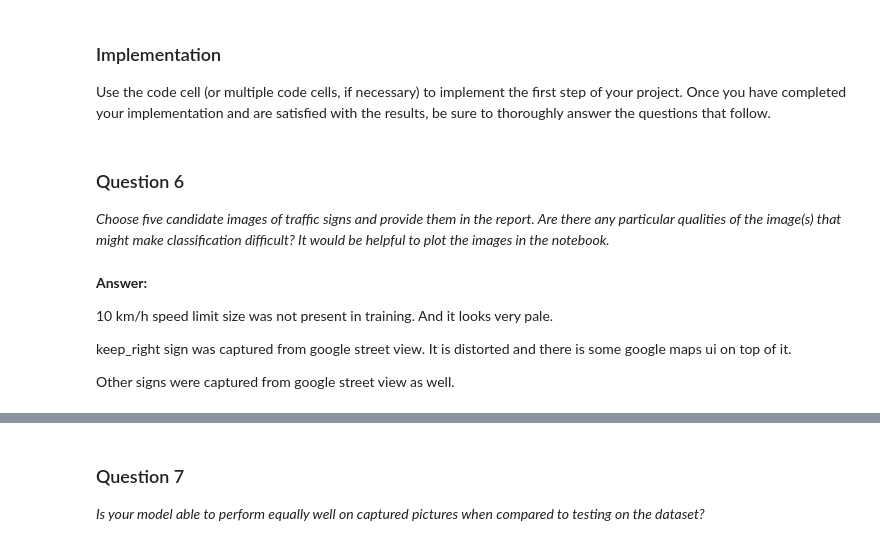
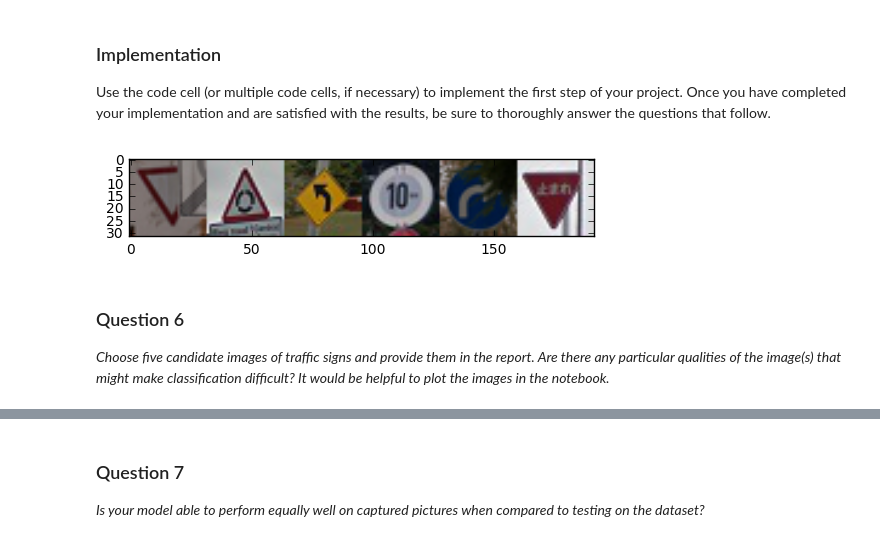
Before and after one commit to AM5800/self_drifing_car, a Jupyter notebook: traffic-signs/Traffic_Signs_Recognition.ipynb, the cells around one changed output, grey strips where cells are left out. Drawn from its saved outputs; the diff is of its cells as text; code cells hidden in the pictures.

Commit message:
Results reevaluated for new test images

```diff
--- a/traffic-signs/Traffic_Signs_Recognition.ipynb
+++ b/traffic-signs/Traffic_Signs_Recognition.ipynb
@@ -70,9 +71,6 @@ def load_dataset(file_name):
     dataset = pickle.load(open(file_name, "rb"))
     return (dataset["features"], dataset["labels"])
 
-train = pickle.load(open(training_file, "rb"))
-test = pickle.load(open(testing_file, "rb"))
-
 X_train, y_train = load_dataset(training_file)
 X_test, y_test = load_dataset(testing_file)
 # %%
@@ -689,6 +699,18 @@ for node in grid:
     maybe_train_and_save(ms_net, learning_rate, dropout, epochs, batch_size, grid_status)
 # %%
 # For each grid node I write configuration name and best result it achieved
-# Here you can see top10 networks with their results on validation set
-sorted(history.items(), key=lambda x: x[1], reverse=True)[:10:]
+# Here you can see top5 networks with their results on validation set
+sorted_history = sorted(history.items(), key=lambda x: x[1], reverse=True)
+cnt = 0
+for i in range(0, len(sorted_history)):
+    name = sorted_history[i][0]
+    valid_accuracy = sorted_history[i][1]
+
+    cnt = cnt + 1
+    if cnt > 5:
+        break
+
+    print(name)
+    print(valid_accuracy)
+    print()
 # %% [output]
@@ -773,19 +789,19 @@ Use the code cell (or multiple code cells, if necessary) to implement the first
 # %%
 ### Load the images and plot them here.
 ### Feel free to use as many code cells as needed.
+test_images = {}
+dir = "test_images"
+for img_name in os.listdir(dir):
+    img = mpimg.imread(dir + "/" + img_name)
+    test_images[img_name] = img
 
-test_images = []
-for img_name in os.listdir("test_images"):
-    test_images.append(mpimg.imread("test_images/" + img_name))
+candidate_images = ["de2-13.jpg", "uk-40.jpg", "us-39.jpg", "au.jpg", "de-33.jpg", "jp-13.jpg"]
+
+row = np.concatenate(list(map(lambda name: test_images[name], candidate_images)), axis=1)
+show_img(row)
+# %% [output]
+[figure, added]
 # %% [markdown]
 ### Question 6
 
 _Choose five candidate images of traffic signs and provide them in the report. Are there any particular qualities of the image(s) that might make classification difficult? It would be helpful to plot the images in the notebook._
-# %% [markdown]
-**Answer:**
-
-10 km/h speed limit size was not present in training. And it looks very pale.
-
-keep_right sign was captured from google street view. It is distorted and there is some google maps ui on top of it.
-
-Other signs were captured from google street view as well.
```
Also changed, not shown: parts of 17 cells of this notebook.
